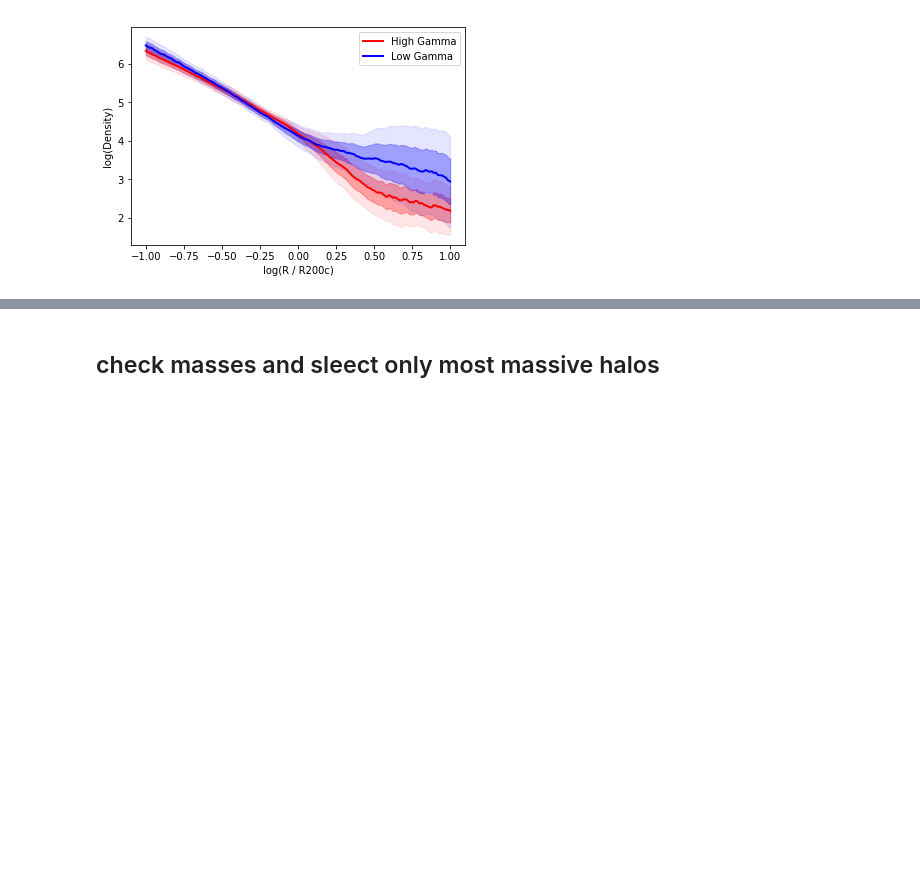
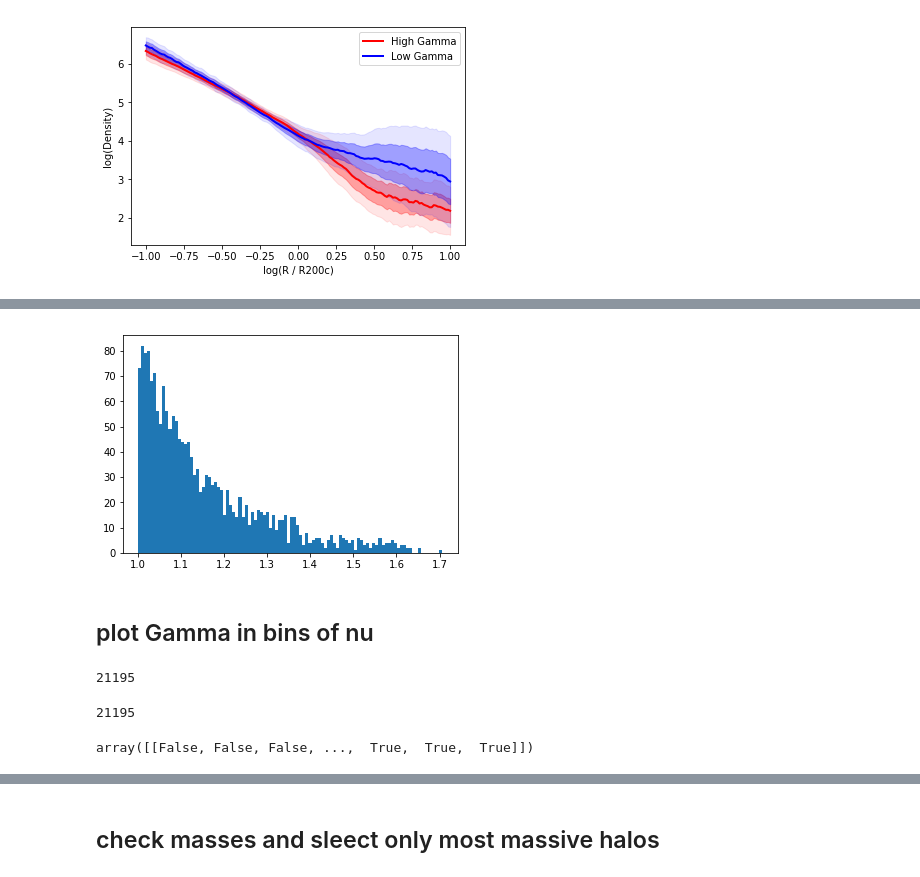
Before and after one commit to f-ardila/data-viz, a Jupyter notebook: Enia_project/testing.ipynb, the cells around one changed output, grey strips where cells are left out. Cells and saved outputs as stored; diff of their text form; code cells hidden in the pictures; blank space fills up the shorter version.

```diff
--- a/Enia_project/testing.ipynb
+++ b/Enia_project/testing.ipynb
@@ -407,0 +440,7 @@ plt.show()
+# %%
+plt.hist(nu[nu>1], bins =100)
+plt.show()
+# %% [output]
+[figure, added]
+# %% [markdown]
+## plot Gamma in bins of nu
@@ -407,0 +449,12 @@ plt.show()
+# %%
+np.sum(tuple(]nus_with_Gamma<nu_low))
+# %% [output]
+21195
+# %%
+np.sum([nus_with_Gamma<nu_low])
+# %% [output]
+21195
+# %%
+np.array([nus_with_Gamma<nu_low])
+# %% [output]
+array([[False, False, False, ...,  True,  True,  True]])
```
Also changed, not shown: parts of 41 cells of this notebook.
